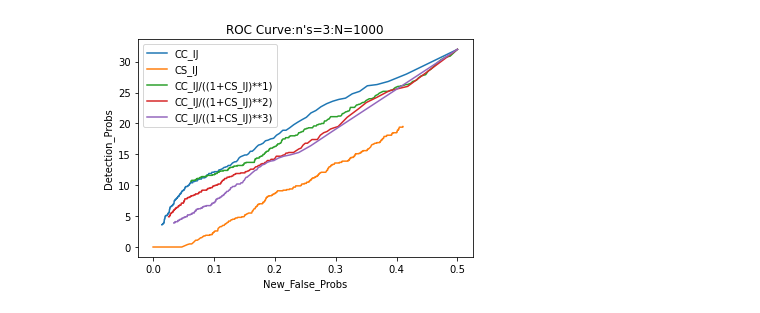
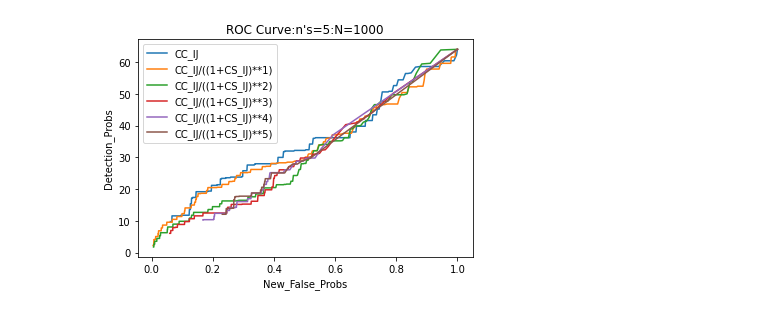
Before and after one commit to mickbrawler/Waveforms, a Jupyter notebook: Onsource_Analysis.ipynb, the cells around one changed output. Saved outputs shown, nothing was run; the diff lists cells and outputs as text; code cells hidden in the pictures.

```diff
--- a/Onsource_Analysis.ipynb
+++ b/Onsource_Analysis.ipynb
@@ -520,8 +534,8 @@ x = OnSource(4, 4, 4, 4, 10, 10, N_t=250)
-# %%
-# n_s, N
-x.ROC_Curve(3, 1000, new_stat_only=False)
-# %% [output]
-[figure, removed]
+# %%
+# n_s, N -(3 - 4)
+x.ROC_Curve(5, 1000, new_stat_only=False, outputfile="Quadrature_N1000")
+# %% [output]
+[figure, added]
 # %%
 # builds rho statistic
 y=x.rho()
```
Also changed, not shown: parts of 12 cells of this notebook.
